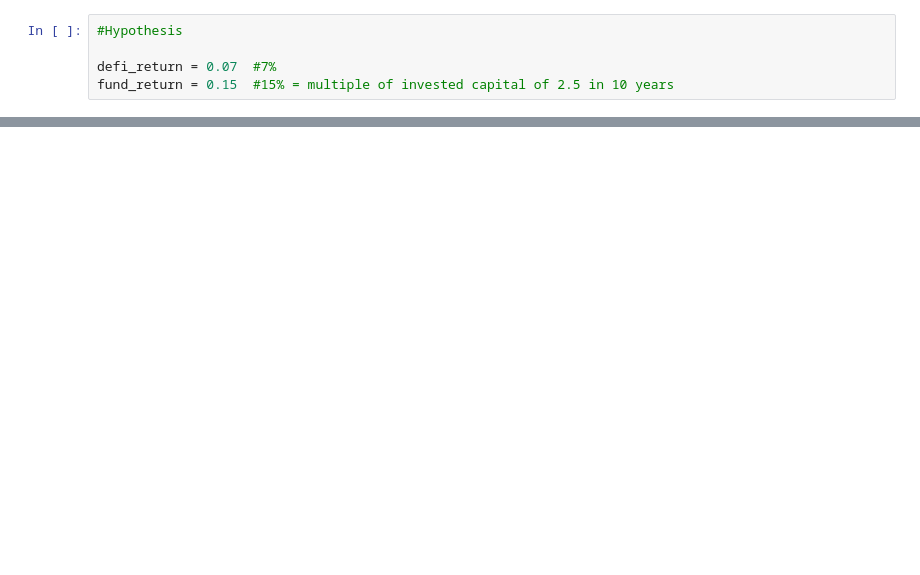
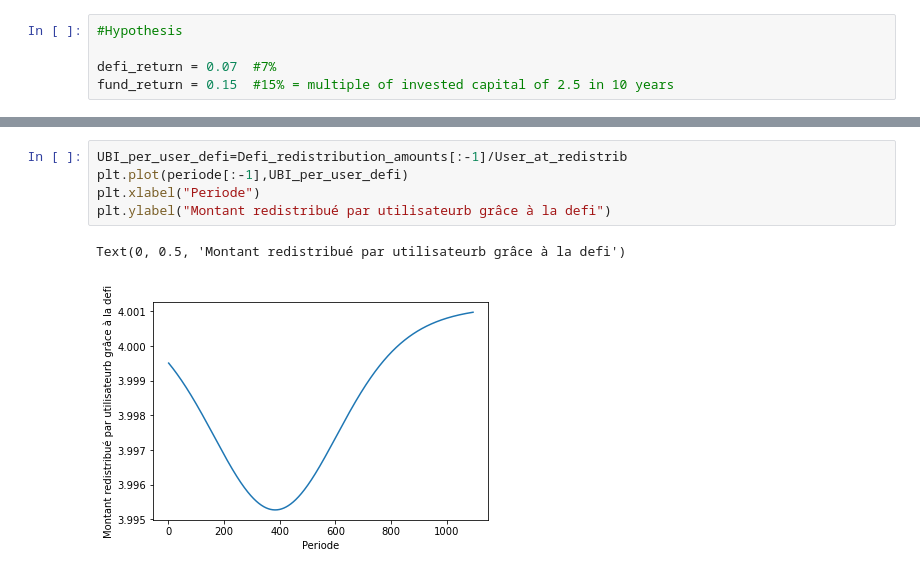
Before and after one commit to lthiet/DigitalMincome, a Jupyter notebook: Digital_mincome.ipynb, the cells around one changed output, grey strips where cells are left out. Cells and saved outputs as stored; diff of their text form; blank space fills up the shorter version.

```diff
--- a/Digital_mincome.ipynb
+++ b/Digital_mincome.ipynb
@@ -51,0 +91,8 @@ defi_return_amount=Defi_inv*defi_return/365
+# %%
+UBI_per_user_defi=Defi_redistribution_amounts[:-1]/User_at_redistrib
+plt.plot(periode[:-1],UBI_per_user_defi)
+plt.xlabel("Periode")
+plt.ylabel("Montant redistribué par utilisateurb grâce à la defi")
+# %% [output]
+Text(0, 0.5, 'Montant redistribué par utilisateurb grâce à la defi')
+[figure, added]
```
Also changed, not shown: parts of 18 cells of this notebook, 10 other files.
